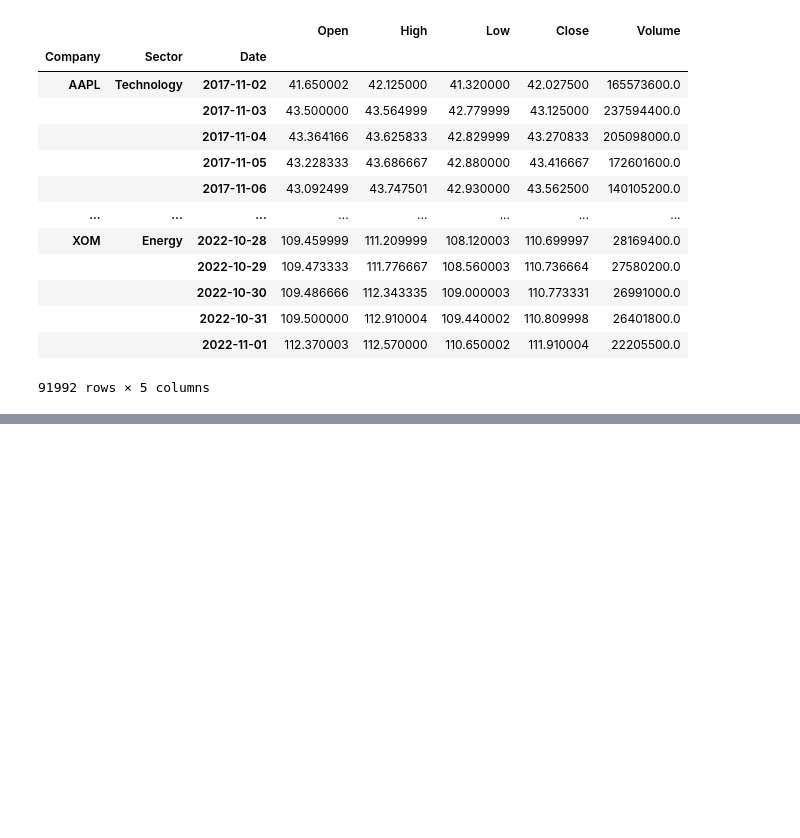
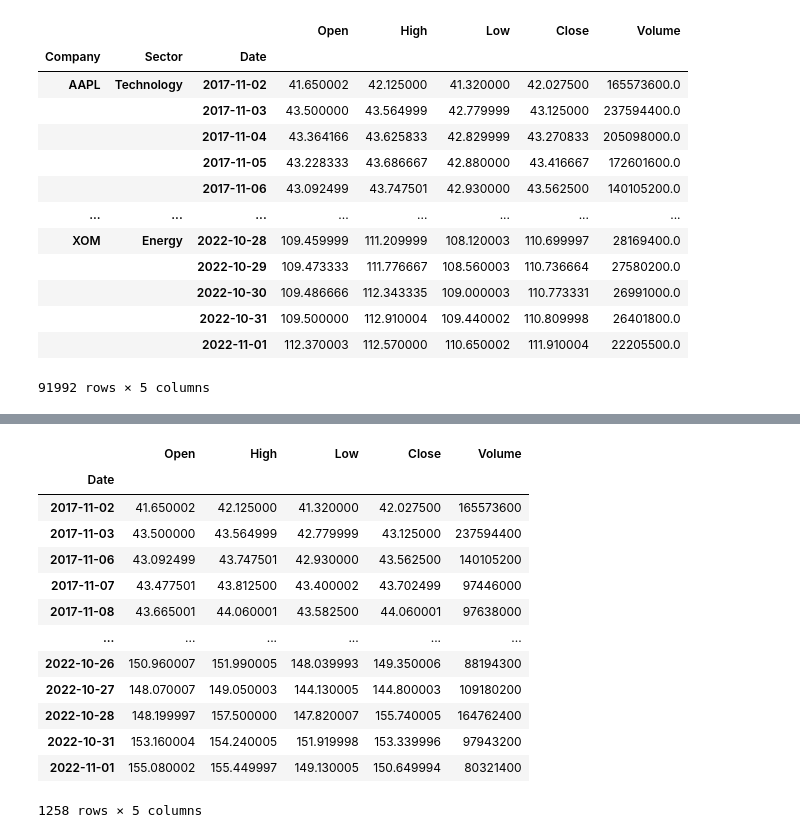
Before and after one commit to Isaac-Fate/stox, a Jupyter notebook: book/data-collecting-and-visualization/preprocessing.ipynb, the cells around one changed output, grey strips where cells are left out. Drawn from its saved outputs; the diff is of its cells as text; code cells hidden in the pictures; blank space fills up the shorter version.

```diff
--- a/book/data-collecting-and-visualization/preprocessing.ipynb
+++ b/book/data-collecting-and-visualization/preprocessing.ipynb
@@ -105,3 +105,6 @@ saved_stocks
 |  |  | 2022-10-31 | 109.500000 | 112.910004 | 109.440002 | 110.809998 | 26401800.0 |
 |  |  | 2022-11-01 | 112.370003 | 112.570000 | 110.650002 | 111.910004 | 22205500.0 |
 91992 rows × 5 columns
+# %%
+stocks = pd.read_csv("../../data/stocks.csv", index_col=0, parse_dates=True)
+stocks
@@ -107,0 +126,18 @@ saved_stocks
+# %%
+demo = stocks.query("Company == 'AAPL'").drop(columns=["Company", "Sector"])
+demo
+# %% [output]
+|  | Open | High | Low | Close | Volume |
+| Date |  |  |  |  |  |
+| 2017-11-02 | 41.650002 | 42.125000 | 41.320000 | 42.027500 | 165573600 |
+| 2017-11-03 | 43.500000 | 43.564999 | 42.779999 | 43.125000 | 237594400 |
+| 2017-11-06 | 43.092499 | 43.747501 | 42.930000 | 43.562500 | 140105200 |
+| 2017-11-07 | 43.477501 | 43.812500 | 43.400002 | 43.702499 | 97446000 |
+| 2017-11-08 | 43.665001 | 44.060001 | 43.582500 | 44.060001 | 97638000 |
+| ... | ... | ... | ... | ... | ... |
+| 2022-10-26 | 150.960007 | 151.990005 | 148.039993 | 149.350006 | 88194300 |
+| 2022-10-27 | 148.070007 | 149.050003 | 144.130005 | 144.800003 | 109180200 |
+| 2022-10-28 | 148.199997 | 157.500000 | 147.820007 | 155.740005 | 164762400 |
+| 2022-10-31 | 153.160004 | 154.240005 | 151.919998 | 153.339996 | 97943200 |
+| 2022-11-01 | 155.080002 | 155.449997 | 149.130005 | 150.649994 | 80321400 |
+1258 rows × 5 columns
```
Also changed, not shown: parts of 3 cells of this notebook, 49 other files.
